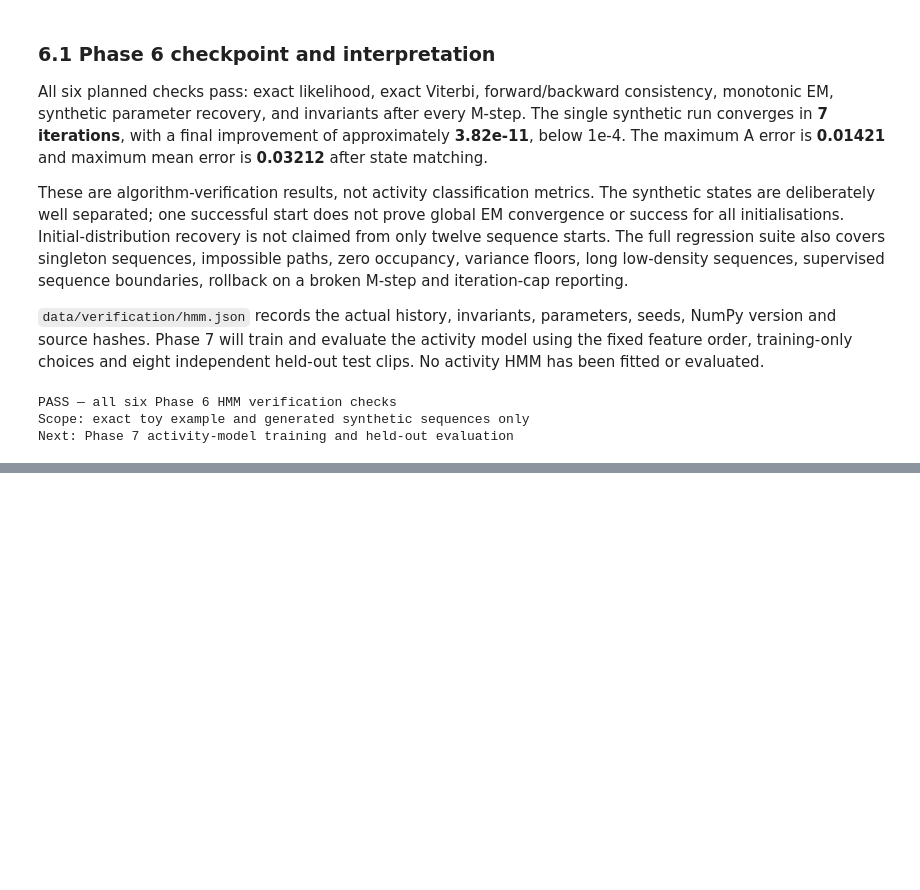
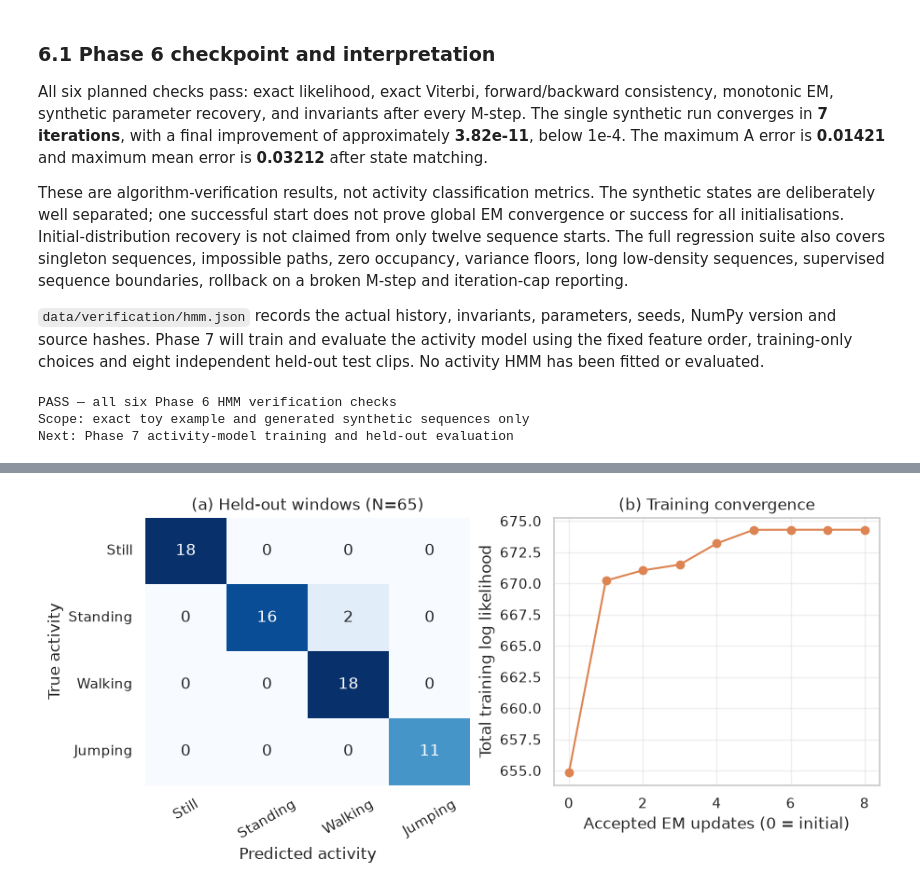
Before and after one commit to Hassan-Adelani-Luqman/hmm-elderly-activity-monitoring, a Jupyter notebook: notebooks/hmm_activity_recognition.ipynb, the cells around one changed output, grey strips where cells are left out. Cells and saved outputs as stored; diff of their text form; code cells hidden in the pictures; blank space fills up the shorter version.

```diff
--- a/notebooks/hmm_activity_recognition.ipynb
+++ b/notebooks/hmm_activity_recognition.ipynb
@@ -1095,0 +1408,5 @@ Next: Phase 7 activity-model training and held-out evaluation
+# %%
+display(report_figures["fig3_confusion_convergence.png"])
+plt.close(report_figures["fig3_confusion_convergence.png"])
+# %% [output]
+[figure, added]
```
Also changed, not shown: parts of 24 cells of this notebook, 6 other files.
